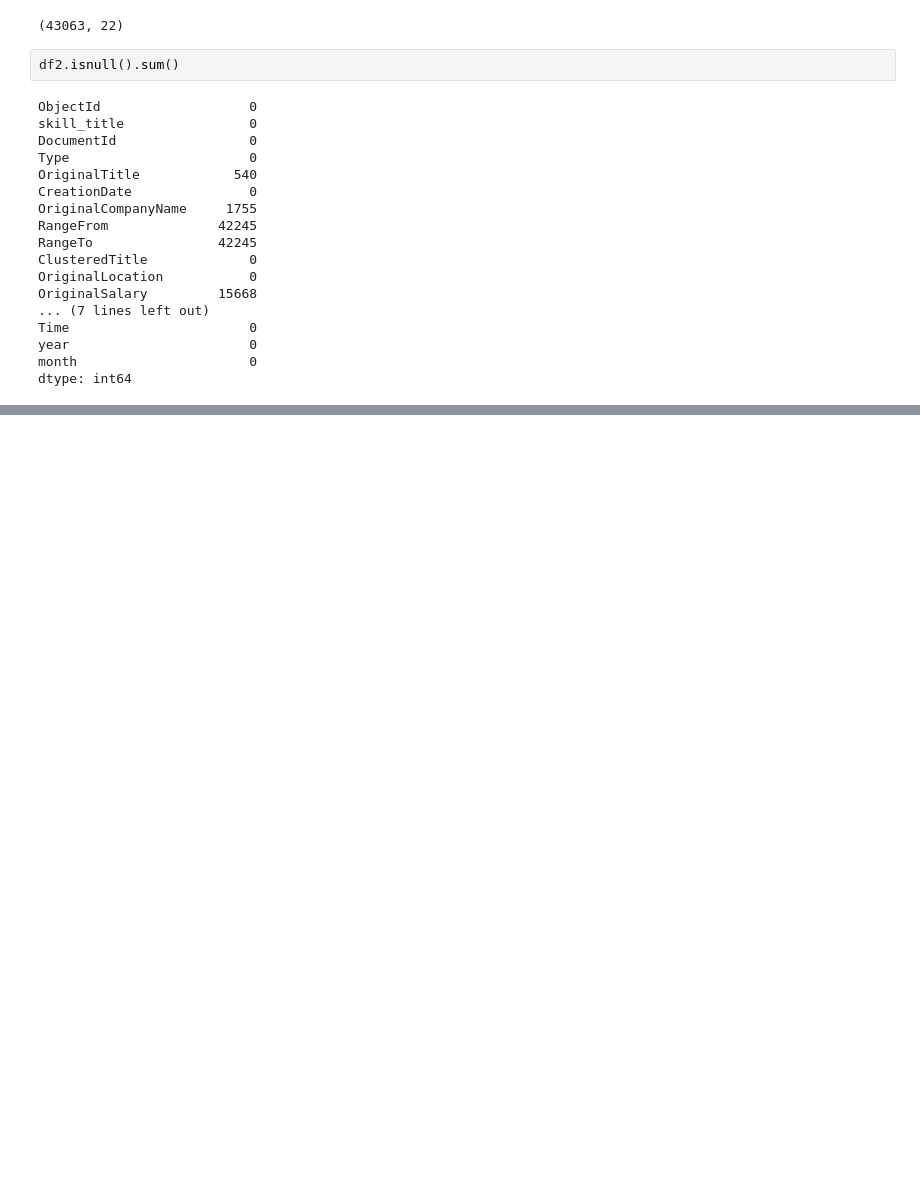
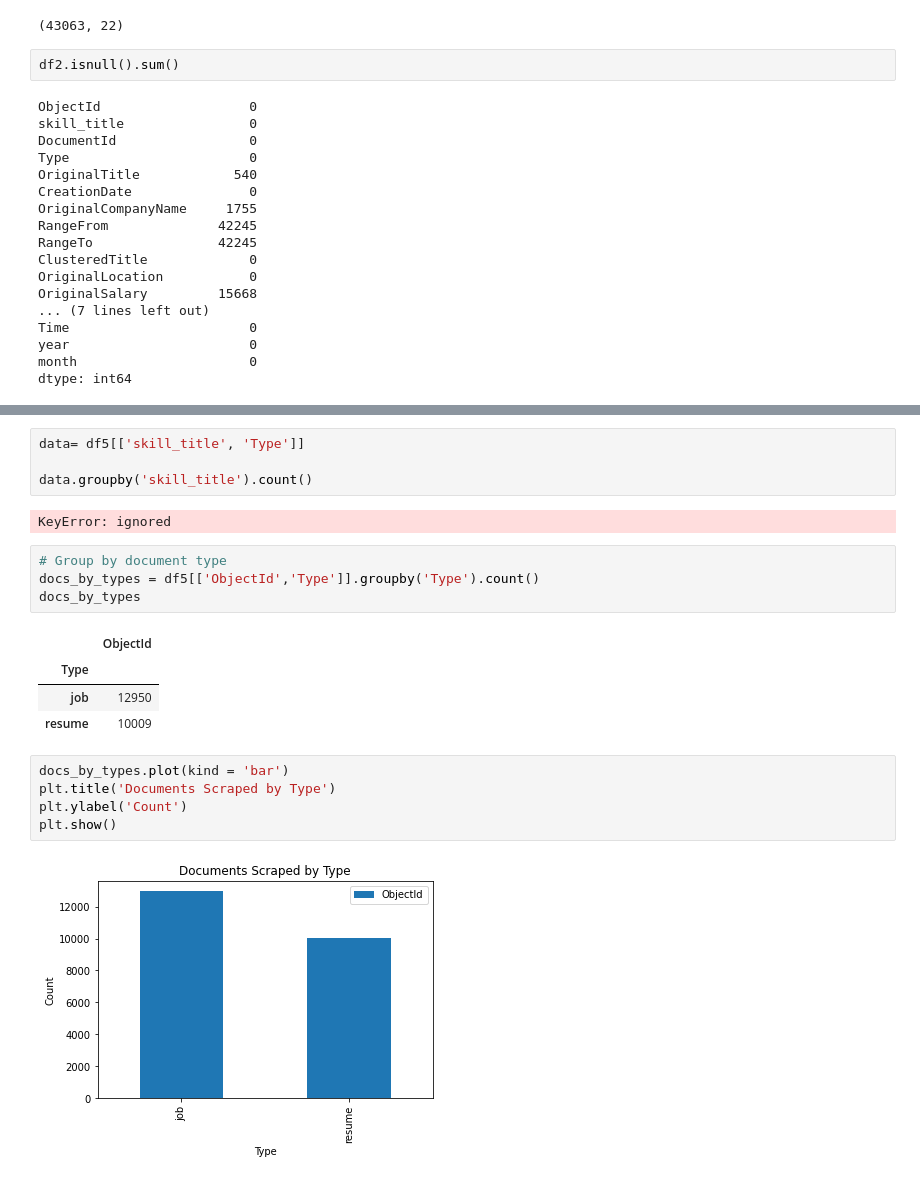
Before and after one commit to obeabi/Assignments, a Jupyter notebook: SkyHive.ipynb, the cells around one changed output, grey strips where cells are left out. Saved outputs shown, nothing was run; the diff lists cells and outputs as text; blank space fills up the shorter version.

```diff
--- a/SkyHive.ipynb
+++ b/SkyHive.ipynb
@@ -275,0 +359,22 @@ df4.to_csv('data.csv')
+# %%
+data= df5[['skill_title', 'Type']]
+
+data.groupby('skill_title').count()
+# %% [output]
+KeyError: ignored
+# %%
+# Group by document type
+docs_by_types = df5[['ObjectId','Type']].groupby('Type').count()
+docs_by_types
+# %% [output]
+|  | ObjectId |
+| Type |  |
+| job | 12950 |
+| resume | 10009 |
+# %%
+docs_by_types.plot(kind = 'bar')
+plt.title('Documents Scraped by Type')
+plt.ylabel('Count')
+plt.show()
+# %% [output]
+[figure, added]
```
Also changed, not shown: parts of 29 cells of this notebook.
